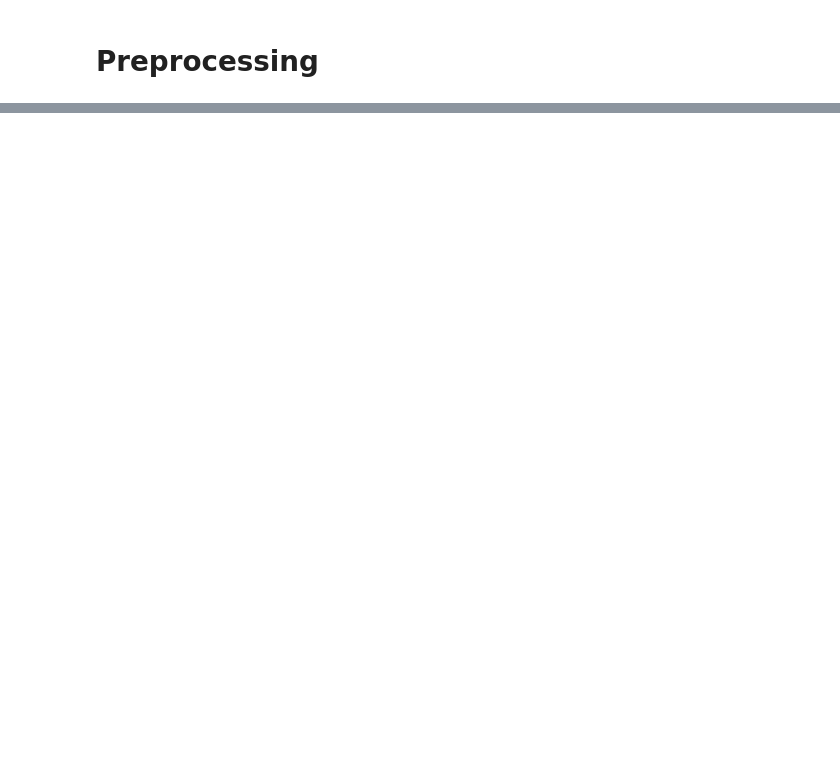
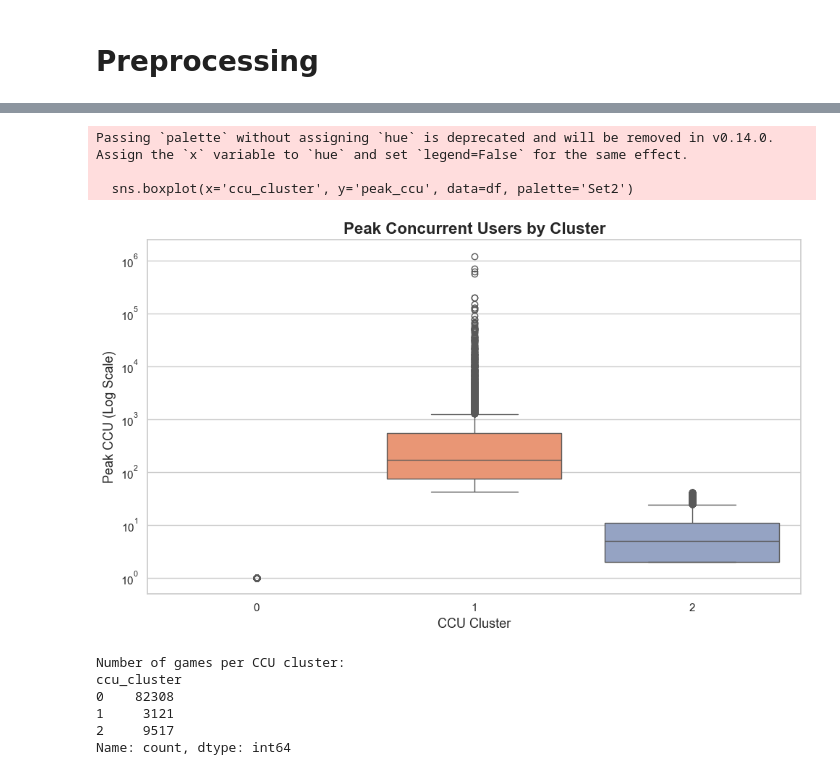
Before and after one commit to bvogler10/CS506_FinalProject, a Jupyter notebook: new-game-plus-backend/newgameplus/notebook.ipynb, the cells around one changed output, grey strips where cells are left out. Drawn from its saved outputs; the diff is of its cells as text; code cells hidden in the pictures; blank space fills up the shorter version.

```diff
--- a/new-game-plus-backend/newgameplus/notebook.ipynb
+++ b/new-game-plus-backend/newgameplus/notebook.ipynb
@@ -249,0 +328,58 @@ print(score)
+# %%
+# Create a copy of the dataframe for CCU clustering
+df['peak_ccu_log'] = np.log1p(df['peak_ccu'])  # log1p handles 0 values safely
+X_ccu_log = df[['peak_ccu_log']].copy()
+
+# Scale the data
+scaler = StandardScaler()
+X_ccu_log_scaled = scaler.fit_transform(X_ccu_log)
+
+# Use KMeans to cluster the log peak CCU, run many times to get the best result
+kmeans_ccu = KMeans(n_clusters=3, init='k-means++', n_init=250)
+ccu_cluster_labels = kmeans_ccu.fit_predict(X_ccu_log_scaled)
+
+# Assign cluster labels to dataframe
+df['ccu_cluster'] = ccu_cluster_labels
+
+# Elbow method to find the optimal number of clusters
+# inertia_vals_ccu = []
+# k_values = range(2, 12)
+
+# for k in k_values:
+#     km = KMeans(n_clusters=k, init='k-means++')
+#     km.fit(X_ccu_log_scaled)
+#     inertia_vals_ccu.append(km.inertia_)
+
+# plt.figure()
+# plt.plot(k_values, inertia_vals_ccu, marker='o', linestyle='--')
+# plt.xlabel('Number of Clusters (k)')
+# plt.ylabel('Inertia')
+# plt.title('Elbow Method for Log Peak CCU Clustering')
+# plt.tight_layout()
+# plt.show()
+
+# Boxplot of peak CCU distribution by cluster
+plt.figure(figsize=(10, 6))
+sns.boxplot(x='ccu_cluster', y='peak_ccu', data=df, palette='Set2')
+plt.yscale('log')  # Important: CCU still spans large values
+plt.title("Peak Concurrent Users by Cluster", fontsize=16, weight='bold')
+plt.xlabel("CCU Cluster", fontsize=13)
+plt.ylabel("Peak CCU (Log Scale)", fontsize=13)
+plt.tight_layout()
+plt.show()
+
+# Print the number of games in each CCU cluster
+ccu_cluster_counts = df['ccu_cluster'].value_counts().sort_index()
+print("Number of games per CCU cluster:")
+print(ccu_cluster_counts)
+# %% [output]
+Passing `palette` without assigning `hue` is deprecated and will be removed in v0.14.0. Assign the `x` variable to `hue` and set `legend=False` for the same effect.
+
+  sns.boxplot(x='ccu_cluster', y='peak_ccu', data=df, palette='Set2')
+[figure, added]
+Number of games per CCU cluster:
+ccu_cluster
+0    82308
+1     3121
+2     9517
+Name: count, dtype: int64
```
Also changed, not shown: parts of 7 cells of this notebook, 3 other files.
